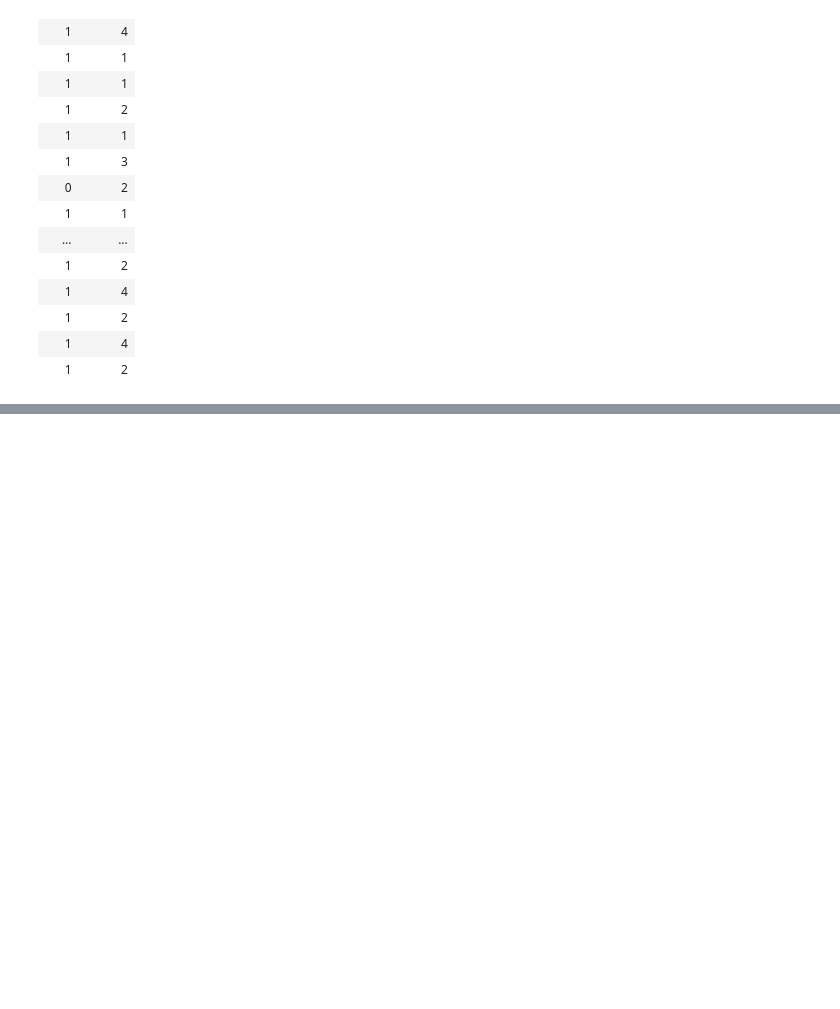
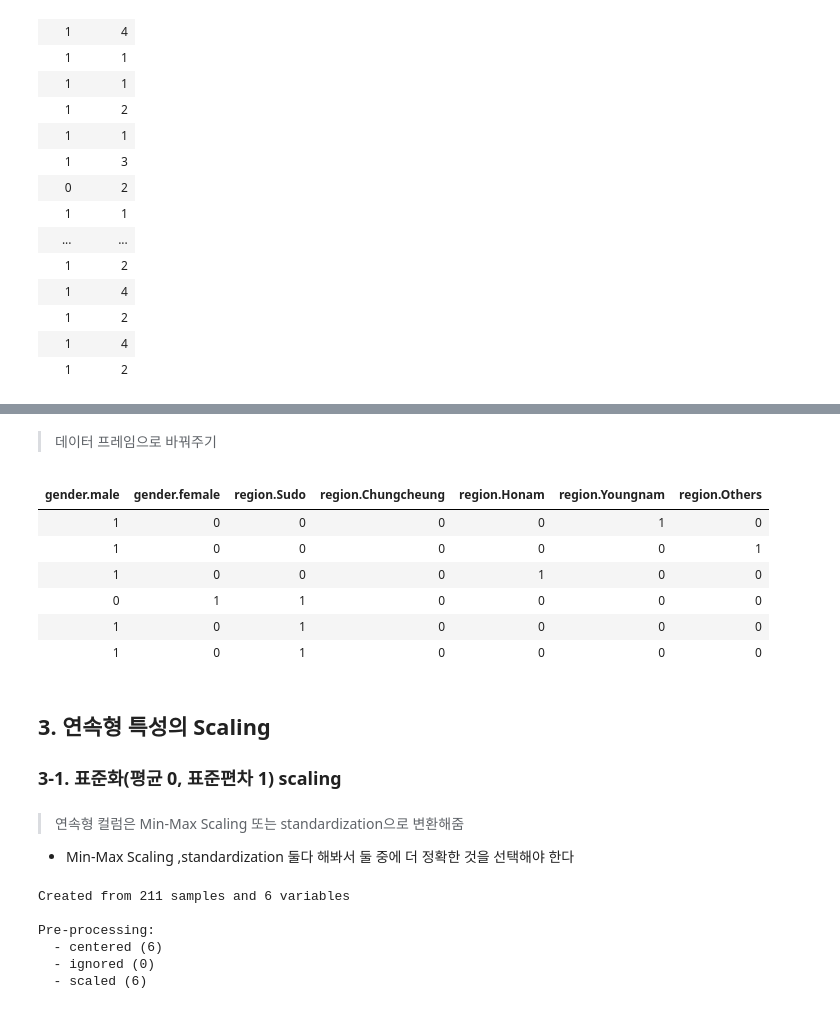
Before and after one commit to SEONGJAE-YOO/R-study, a Jupyter notebook: DataScaling.ipynb, the cells around one changed output, grey strips where cells are left out. Cells and saved outputs as stored; diff of their text form; code cells hidden in the pictures; blank space fills up the shorter version.

```diff
--- a/DataScaling.ipynb
+++ b/DataScaling.ipynb
@@ -130,0 +151,3 @@ data_class
+# %%
+data_cat$gender<-factor(data_cat$gender, labels=c("male", "female"))
+str(data_cat)
@@ -130,0 +158,3 @@ data_class
+# %%
+data_cat$region<-factor(data_cat$region, labels=c('Sudo', 'Chungcheung', 'Honam', 'Youngnam', 'Others'))
+str(data_cat)
@@ -130,0 +213,32 @@ data_class
+# %% [markdown]
+> 데이터 프레임으로 바꿔주기
+# %%
+data_cat2 <- data.frame(predict(one_hot, newdata = data_cat))
+head(data_cat2)
+# %% [output]
+| gender.male | gender.female | region.Sudo | region.Chungcheung | region.Honam | region.Youngnam | region.Others |
+| 1 | 0 | 0 | 0 | 0 | 1 | 0 |
+| 1 | 0 | 0 | 0 | 0 | 0 | 1 |
+| 1 | 0 | 0 | 0 | 1 | 0 | 0 |
+| 0 | 1 | 1 | 0 | 0 | 0 | 0 |
+| 1 | 0 | 1 | 0 | 0 | 0 | 0 |
+| 1 | 0 | 1 | 0 | 0 | 0 | 0 |
+# %% [markdown]
+## 3. 연속형 특성의 Scaling
+
+### 3-1. 표준화(평균 0, 표준편차 1) scaling
+# %% [markdown]
+> 연속형 컬럼은 Min-Max Scaling 또는 standardization으로 변환해줌
+
+- Min-Max Scaling ,standardization 둘다 해봐서 둘 중에 더 정확한 것을 선택해야 한다
+# %%
+library(caret)
+StandardScale <- preProcess(data_num, method=c("center", "scale"))
+print(StandardScale)
+# %% [output]
+Created from 211 samples and 6 variables
+
+Pre-processing:
+  - centered (6)
+  - ignored (0)
+  - scaled (6)
```
Also changed, not shown: parts of 19 cells of this notebook.
